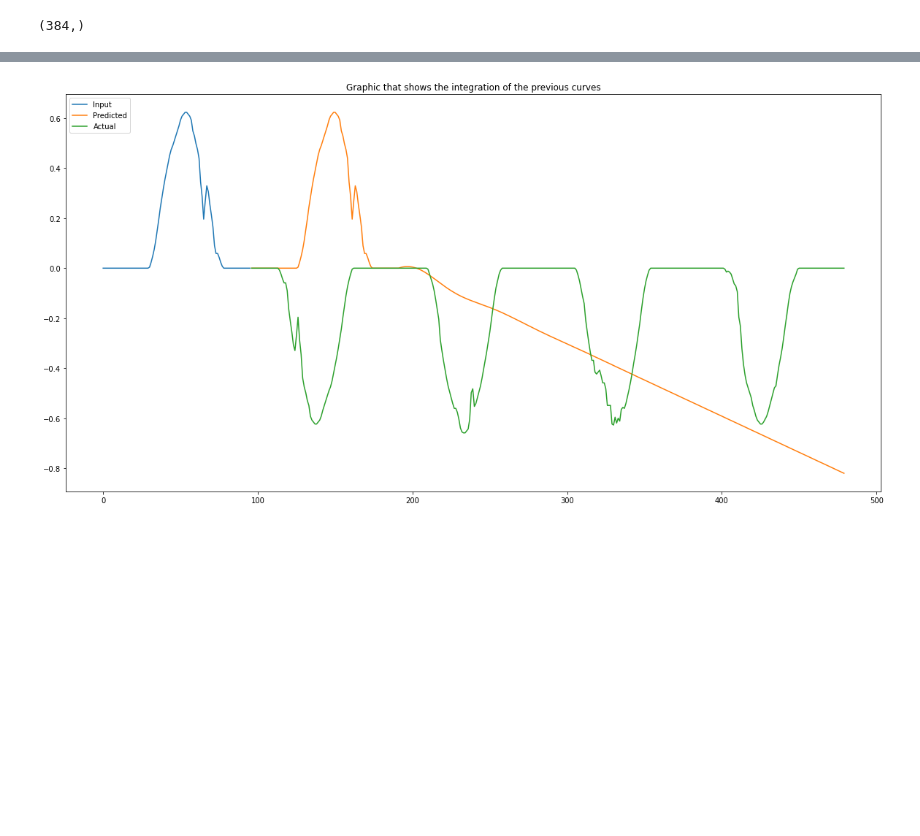
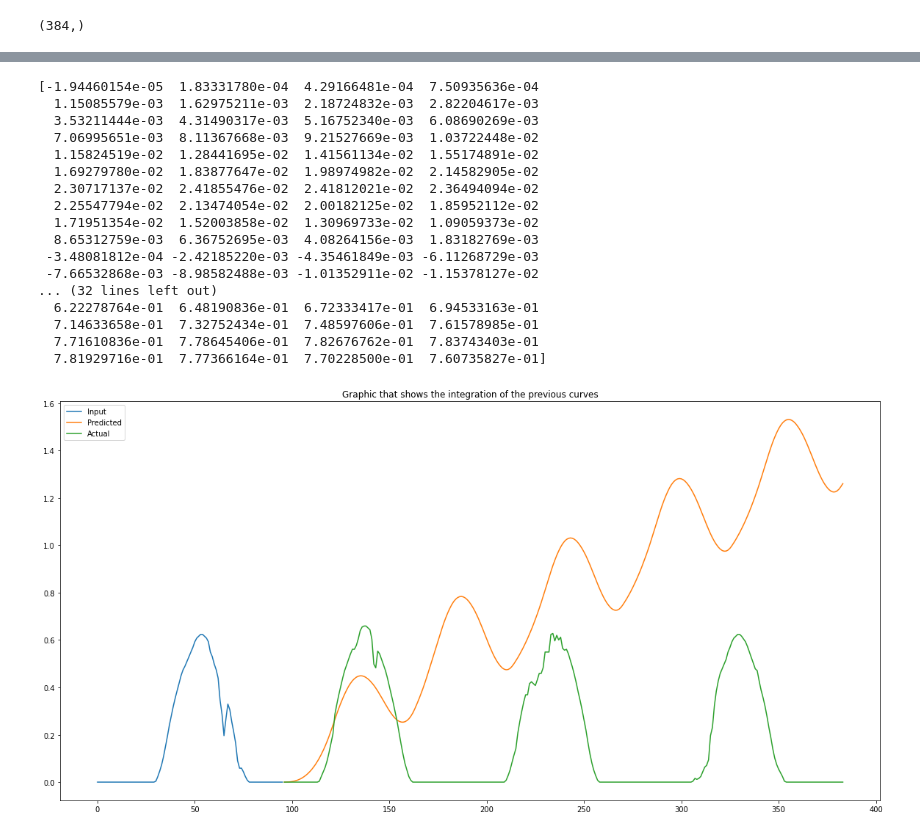
Before and after one commit to marcoboucas/irradiance, a Jupyter notebook: notebooks/train_lstm.ipynb, the cells around one changed output, grey strips where cells are left out. Cells and saved outputs as stored; diff of their text form; code cells hidden in the pictures; blank space fills up the shorter version.

```diff
--- a/notebooks/train_lstm.ipynb
+++ b/notebooks/train_lstm.ipynb
@@ -54,8 +54,7 @@ model.fit(
     y_train=y_train,
     X_val=x_val,
     y_val=y_val,
-    plot_history=True,
-    verbose=
+    plot_history=True
 )
 # %% [output]
 INFO:LSTMPredictionModel:Fitting the model...
@@ -96,13 +95,13 @@ x_final.shape
 import matplotlib.pyplot as plt
 
 first_values = list(range(0, len(x_test[0])))
-pred_values = list(range(len(x_test[0]), len(x_test[0]) + len(x_final)))
-# TODO: check if correct, and not displaying the initial values
+pred_values = list(range(len(x_test[0]), len(x_final))) # TODO : ne pas afficher les 96 premières valeurs qui sont overfit
+
 plt.clf()
 plt.figure(figsize=(20,10))
 plt.plot(first_values, x_test[0], label="Original")
-plt.plot(pred_values, x_final, label="Predicted")
-plt.plot(pred_values, y_test[: x_final.shape[0]], label="Reality")
+plt.plot(pred_values, x_final[len(x_test[0]):], label="Predicted")
+plt.plot(pred_values, y_test[len(x_test[0]): x_final.shape[0]], label="Reality")
 plt.legend(loc="upper left")
 plt.title("Model predictions")
 plt.show();
@@ -112,13 +111,32 @@ plt.show();
 # %%
 import numpy as np
 
 plt.figure(figsize=(20,10))
 input_cumsum = np.cumsum(x_test[0])
+actual_cumsum = abs(np.cumsum(y_test[len(x_test[0]): x_final.shape[0]]))
+predicted_cumsum =  np.cumsum(x_final[len(x_test[0]):])
 plt.plot(first_values, input_cumsum, label="Input")
-plt.plot(pred_values, input_cumsum[-1]+np.cumsum(x_final), label="Predicted")
-plt.plot(pred_values, input_cumsum[-1]+np.cumsum(y_test[:x_final.shape[0]]), label="Actual")
+plt.plot(pred_values, predicted_cumsum, label="Predicted")
+plt.plot(pred_values, actual_cumsum, label="Actual")
 plt.legend(loc="upper left")
 plt.title("Graphic that shows the integration of the previous curves")
 plt.show()
 # %% [output]
+[-1.94460154e-05  1.83331780e-04  4.29166481e-04  7.50935636e-04
+  1.15085579e-03  1.62975211e-03  2.18724832e-03  2.82204617e-03
+  3.53211444e-03  4.31490317e-03  5.16752340e-03  6.08690269e-03
+  7.06995651e-03  8.11367668e-03  9.21527669e-03  1.03722448e-02
+  1.15824519e-02  1.28441695e-02  1.41561134e-02  1.55174891e-02
+  1.69279780e-02  1.83877647e-02  1.98974982e-02  2.14582905e-02
+  2.30717137e-02  2.41855476e-02  2.41812021e-02  2.36494094e-02
+  2.25547794e-02  2.13474054e-02  2.00182125e-02  1.85952112e-02
+  1.71951354e-02  1.52003858e-02  1.30969733e-02  1.09059373e-02
+  8.65312759e-03  6.36752695e-03  4.08264156e-03  1.83182769e-03
+ -3.48081812e-04 -2.42185220e-03 -4.35461849e-03 -6.11268729e-03
+ -7.66532868e-03 -8.98582488e-03 -1.01352911e-02 -1.15378127e-02
+... (32 lines left out)
+  6.22278764e-01  6.48190836e-01  6.72333417e-01  6.94533163e-01
+  7.14633658e-01  7.32752434e-01  7.48597606e-01  7.61578985e-01
+  7.71610836e-01  7.78645406e-01  7.82676762e-01  7.83743403e-01
+  7.81929716e-01  7.77366164e-01  7.70228500e-01  7.60735827e-01]
-[figure, old version]
+[figure, new version]
```
Also changed, not shown: parts of 3 cells of this notebook.
